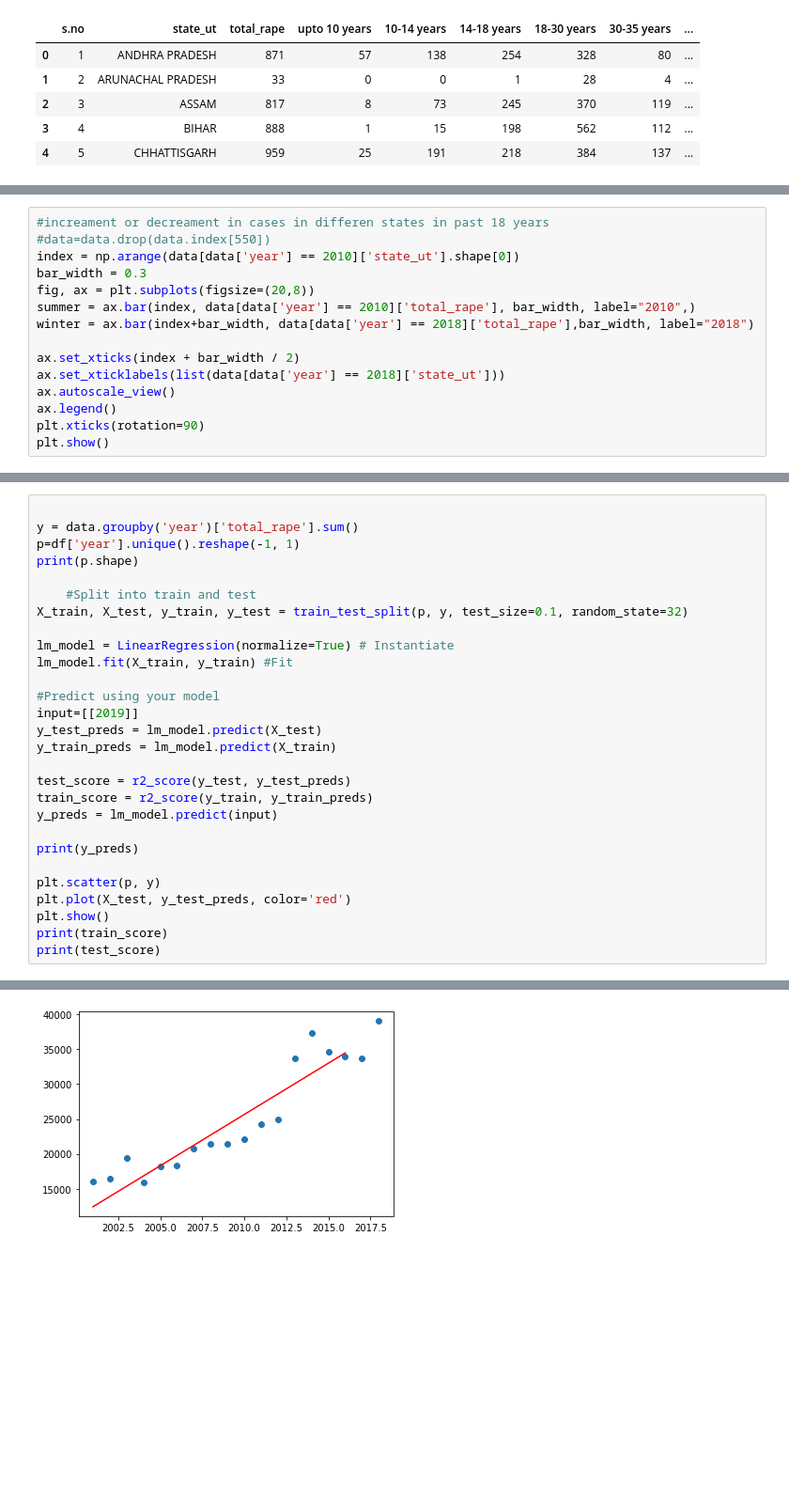
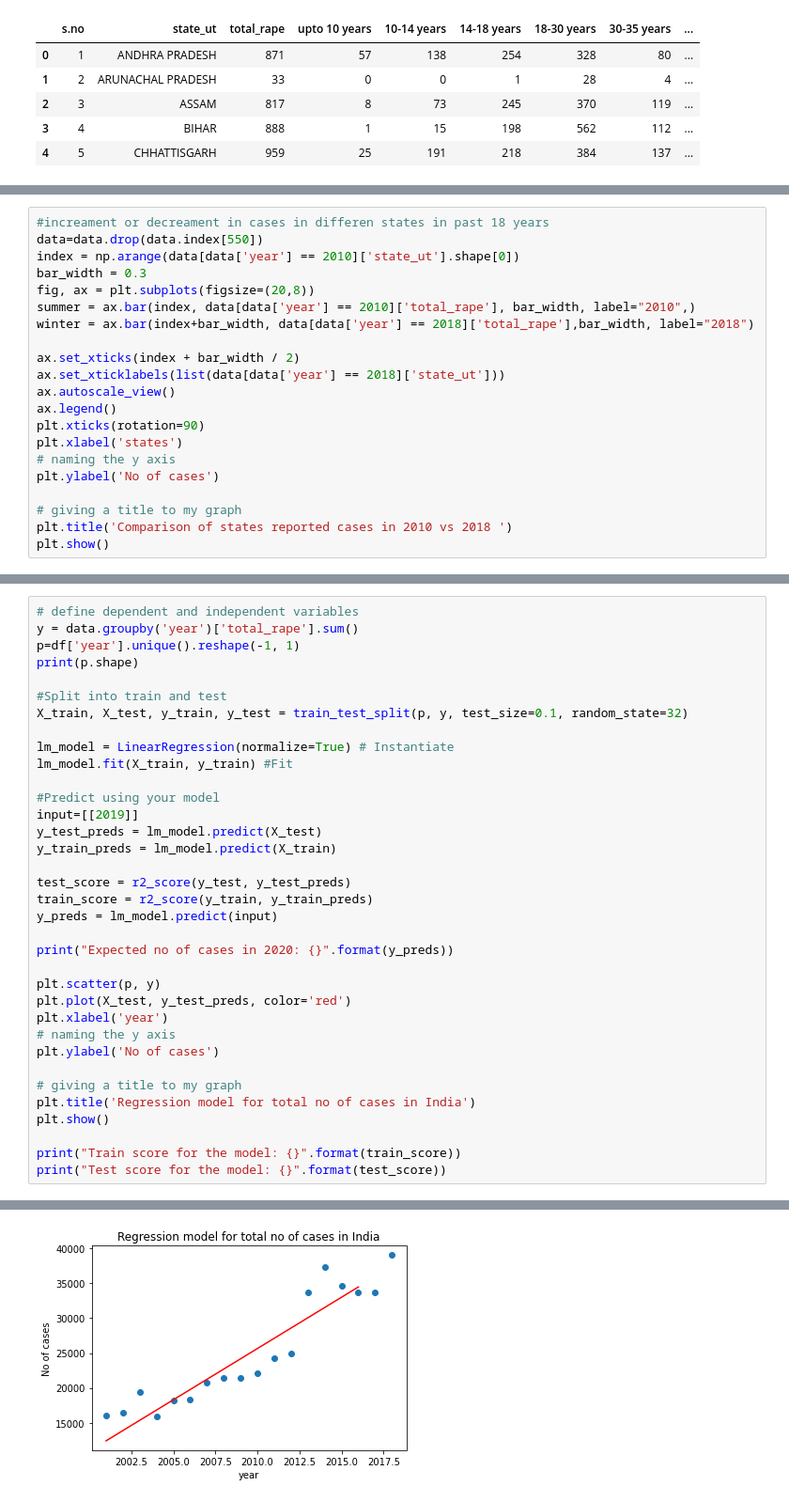
Before and after one commit to Snigdhabhatnagar/Women_Safety_Analysis, a Jupyter notebook: RapeAnalysis.ipynb, the cells around one changed output, grey strips where cells are left out. Shown: that part at 94% size. Saved outputs shown, nothing was run; the diff lists cells and outputs as text; blank space fills up the shorter version.

```diff
--- a/RapeAnalysis.ipynb
+++ b/RapeAnalysis.ipynb
@@ -94,6 +99,6 @@ plt.show()
 # %%
 #increament or decreament in cases in differen states in past 18 years
-#data=data.drop(data.index[550])
+data=data.drop(data.index[550])
 index = np.arange(data[data['year'] == 2010]['state_ut'].shape[0])
 bar_width = 0.3
 fig, ax = plt.subplots(figsize=(20,8))
@@ -105,5 +110,11 @@ ax.set_xticklabels(list(data[data['year'] == 2018]['state_ut']))
 ax.autoscale_view()
 ax.legend()
 plt.xticks(rotation=90)
+plt.xlabel('states')
+# naming the y axis
+plt.ylabel('No of cases')
+
+# giving a title to my graph
+plt.title('Comparison of states reported cases in 2010 vs 2018 ')
 plt.show()
 # %% [output]
@@ -132,10 +148,10 @@ df.shape
 # %%
-
+# define dependent and independent variables
 y = data.groupby('year')['total_rape'].sum()
 p=df['year'].unique().reshape(-1, 1)
 print(p.shape)
 
-    #Split into train and test
+#Split into train and test
 X_train, X_test, y_train, y_test = train_test_split(p, y, test_size=0.1, random_state=32)
 
 lm_model = LinearRegression(normalize=True) # Instantiate
@@ -150,12 +166,19 @@ test_score = r2_score(y_test, y_test_preds)
 train_score = r2_score(y_train, y_train_preds)
 y_preds = lm_model.predict(input)
 
-print(y_preds)
+print("Expected no of cases in 2020: {}".format(y_preds))
 
 plt.scatter(p, y)
 plt.plot(X_test, y_test_preds, color='red')
+plt.xlabel('year')
+# naming the y axis
+plt.ylabel('No of cases')
+
+# giving a title to my graph
+plt.title('Regression model for total no of cases in India')
 plt.show()
-print(train_score)
-print(test_score)
+
+print("Train score for the model: {}".format(train_score))
+print("Test score for the model: {}".format(test_score))
 # %% [output]
 (18, 1)
@@ -163 +186 @@ print(test_score)
-[figure, old version]
+[figure, new version]
```
Also changed, not shown: parts of 19 cells of this notebook.
